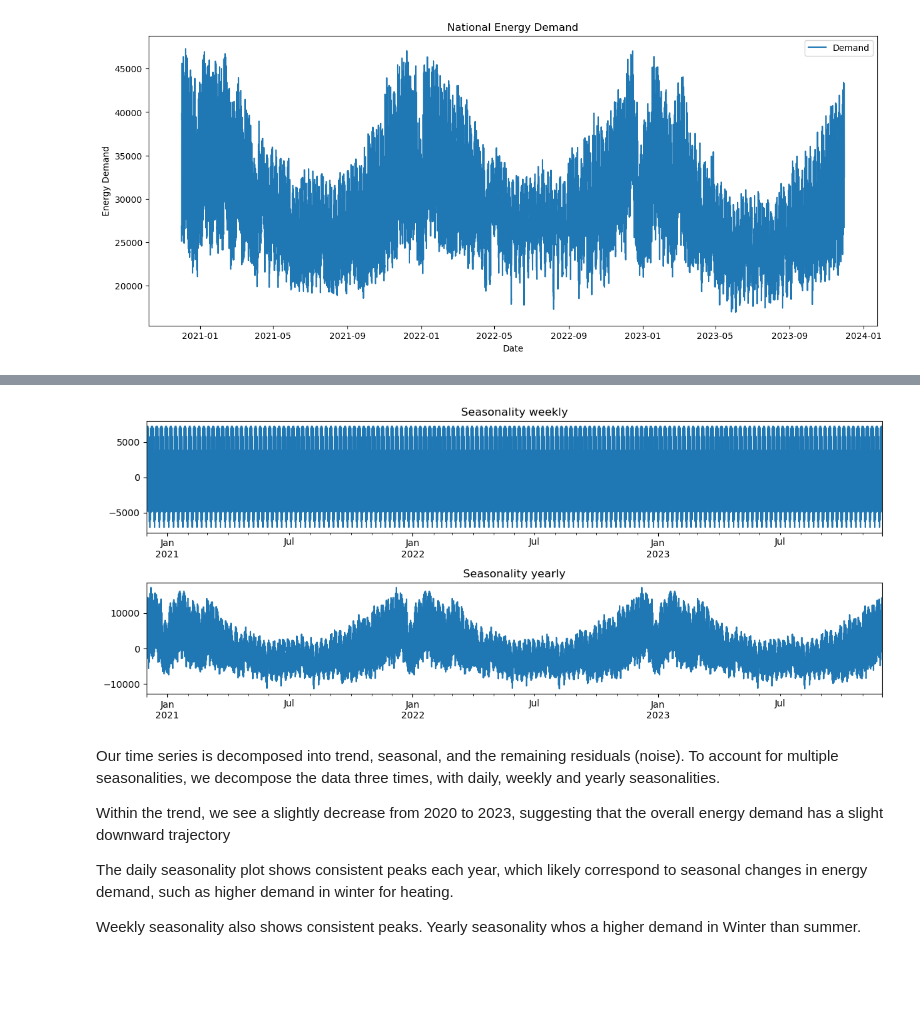
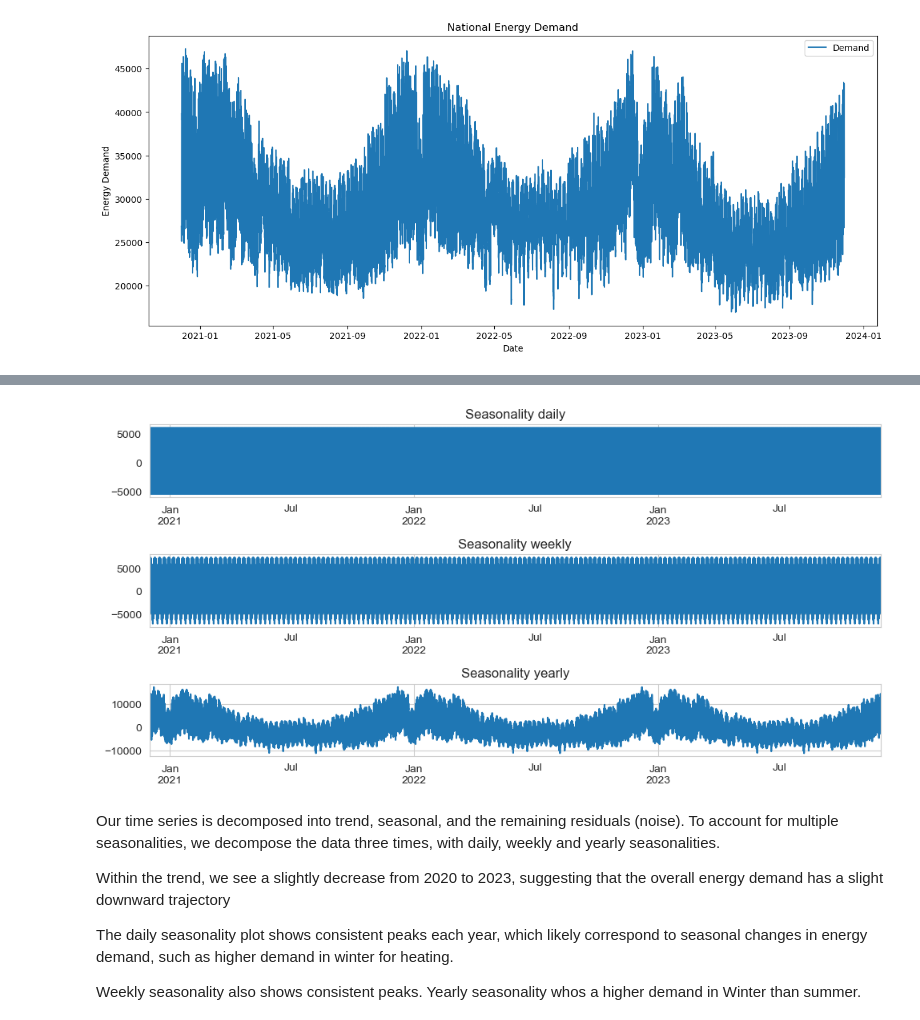
Before and after one commit to soerenssch/EnergyDemand, a Jupyter notebook: 03_Data_exploration/data_exploration.ipynb, the cells around one changed output, grey strips where cells are left out. Cells and saved outputs as stored; diff of their text form; code cells hidden in the pictures; blank space fills up the shorter version.

```diff
--- a/03_Data_exploration/data_exploration.ipynb
+++ b/03_Data_exploration/data_exploration.ipynb
@@ -66,12 +66,13 @@ plt.show()
 # %%
-fig, (ax1, ax2) = plt.subplots(2, 1, figsize=(12, 5))
-decomposition_weekly.seasonal.plot(ax=ax1, title='Seasonality weekly')
-decomposition_yearly.seasonal.plot(ax=ax2, title='Seasonality yearly')
+fig, (ax1, ax2, ax3) = plt.subplots(3, 1, figsize=(10, 5))
+decomposition_daily.seasonal.plot(ax=ax1, title='Seasonality daily')
+decomposition_weekly.seasonal.plot(ax=ax2, title='Seasonality weekly')
+decomposition_yearly.seasonal.plot(ax=ax3, title='Seasonality yearly')
 
 plt.tight_layout()
 plt.show()
 # %% [output]
-[figure, old version]
+[figure, new version]
 # %% [markdown]
 Our time series is decomposed into trend, seasonal, and the remaining residuals (noise).
 To account for multiple seasonalities, we decompose the data three times, with daily, weekly and yearly seasonalities.
```
Also changed, not shown: parts of 1 cell of this notebook.
